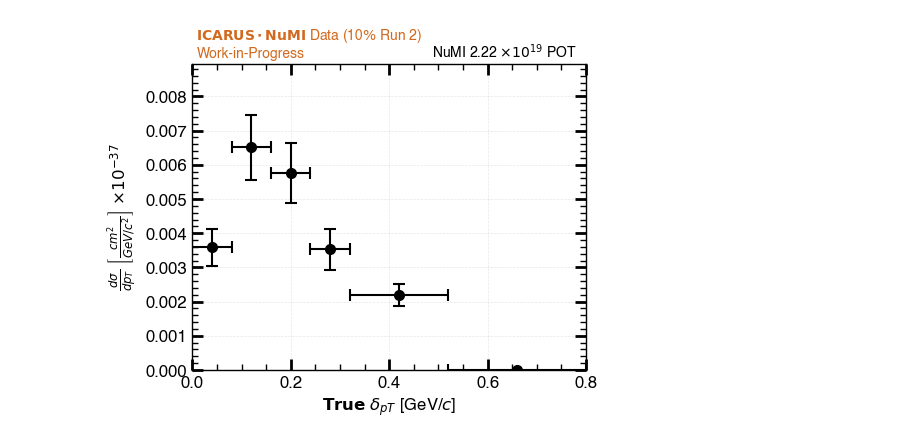
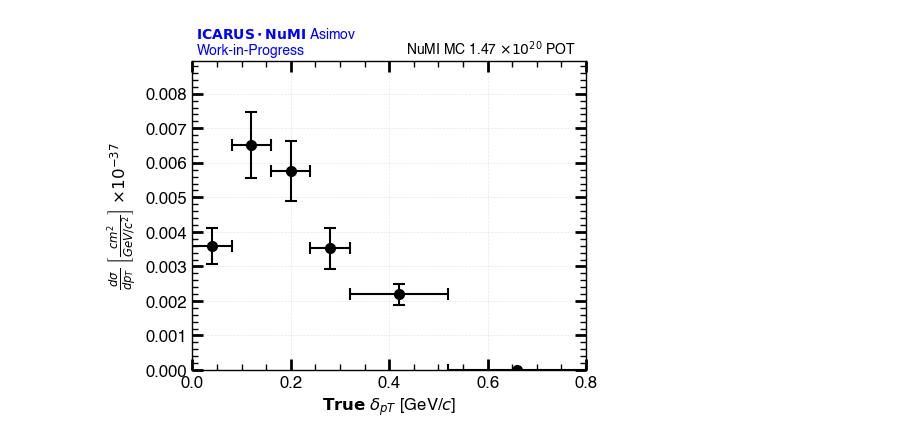
Before and after one commit to rvizarreta/gundam-icarus, a Jupyter notebook: plotXSec.ipynb, the cells around one changed output. Drawn from its saved outputs; the diff is of its cells as text; code cells hidden in the pictures.

```diff
--- a/plotXSec.ipynb
+++ b/plotXSec.ipynb
@@ -132,13 +132,13 @@ def plot_cross_section(filename, hist_path, xlabel, ylabel, bin_edges_labels,
 # %%
 plot_cross_section(
         filename='/Users/rvizarreta/Library/CloudStorage/GoogleDrive-rvizarreta14@gmail.com/My Drive/🏛 PhD Repository/🚀 Research/🤖 Experiments&Projects/ICARUS/ICARUS_CC0pi_GUNDAM/data/exampleXSec.root',
         hist_path="calcXsec/histograms/TrueDeltaPT_XS_TH1D;1",
         xlabel=r'$\mathbf{True}$ $\delta_{pT}$ [GeV/$c$]',
         ylabel=r'$\frac{d\sigma}{dp_T}$ $\left[\frac{cm^2}{GeV/c^2}\right]$ $\times 10^{-37}$',
         bin_edges_labels=[0.0, 0.08, 0.16, 0.24, 0.32, 0.52, 0.8],
-        title_line1=r'$\bf{ICARUS \cdot NuMI}$ Data (10$\%$ Run 2)' + '\n' + 'Work-in-Progress',
+        title_line1=r'$\bf{ICARUS \cdot NuMI}$ Asimov' + '\n' + 'Work-in-Progress',
         output_name='TrueDeltaPT_XS_matplotlib.png',
-        pot=r'NuMI 2.22 $\times 10^{19}$ POT'
+        pot=r'NuMI MC 1.47 $\times 10^{20}$ POT'
 )
 # %% [output]
-[figure, old version]
+[figure, new version]
```
Also changed, not shown: parts of 3 cells of this notebook.
